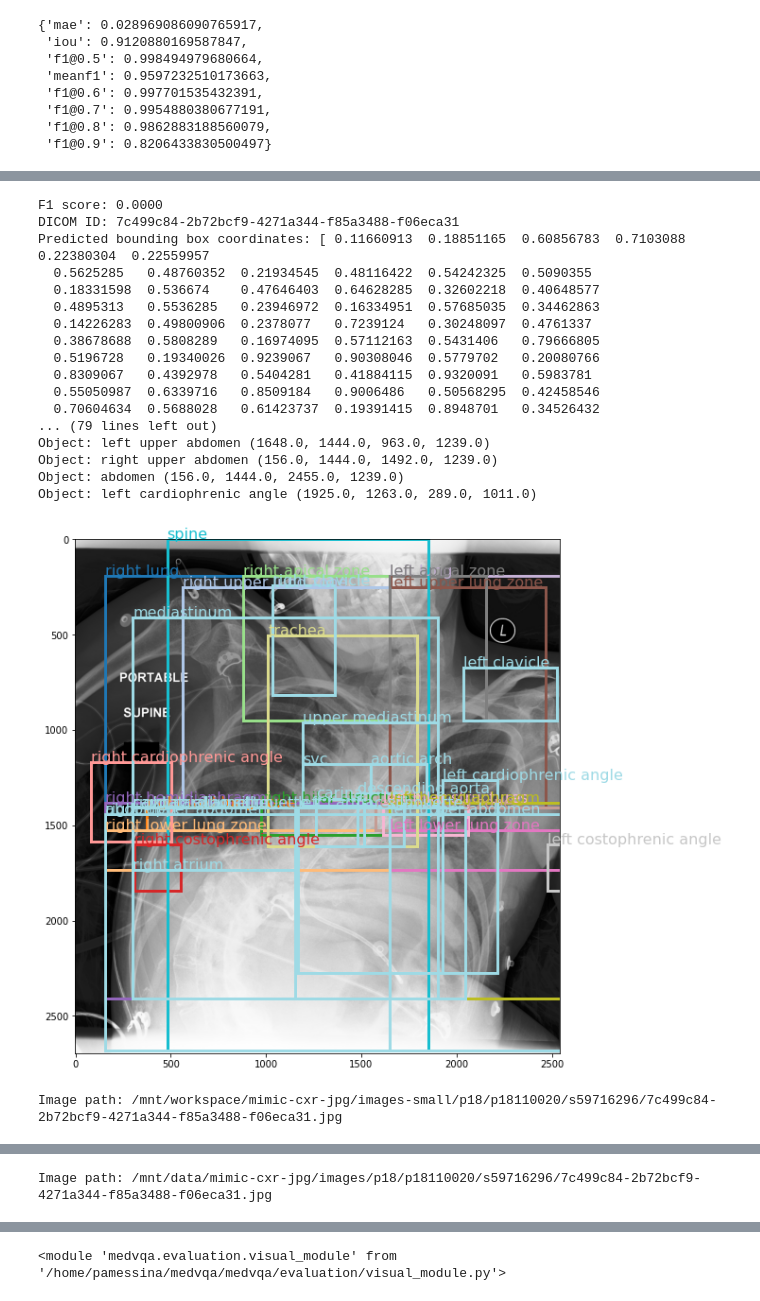
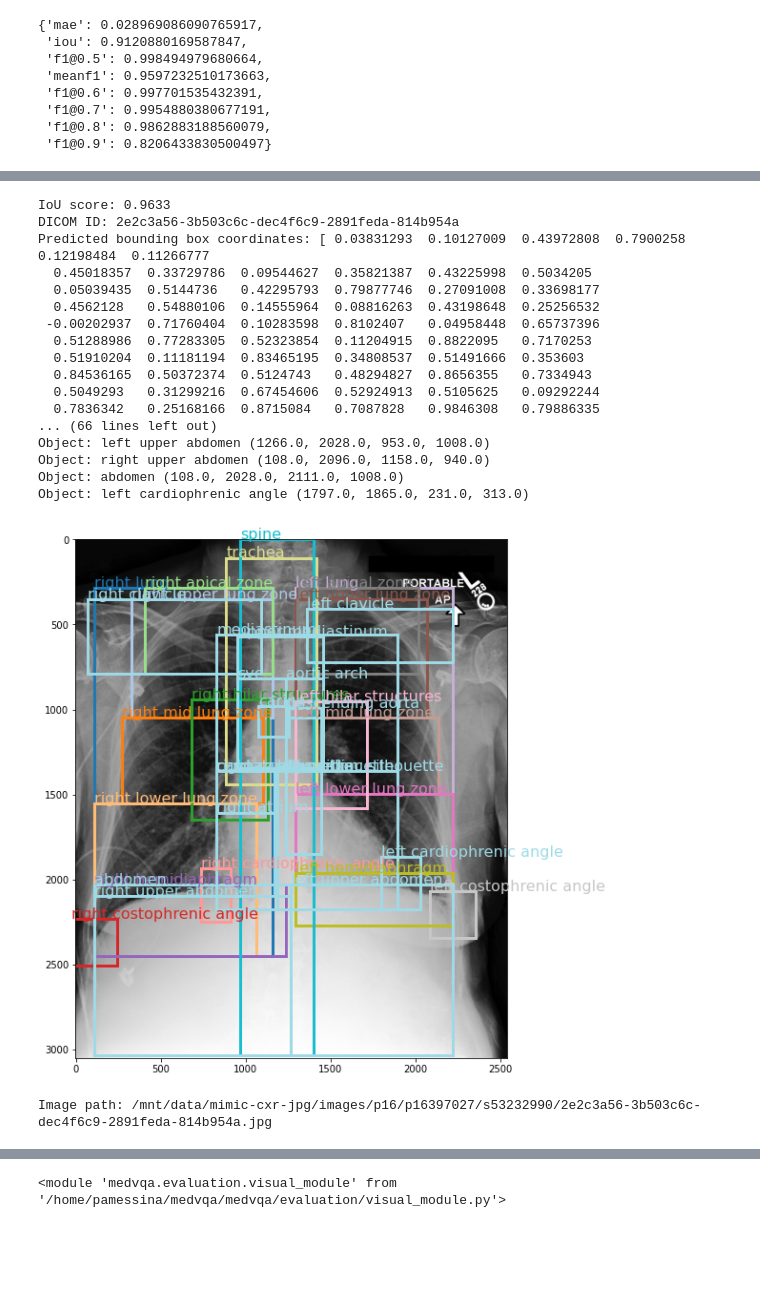
Before and after one commit to PabloMessina/MedVQA, a Jupyter notebook: medvqa/notebooks/evaluate bounding boxes.ipynb, the cells around one changed output, grey strips where cells are left out. Cells and saved outputs as stored; diff of their text form; code cells hidden in the pictures; blank space fills up the shorter version.

```diff
--- a/medvqa/notebooks/evaluate bounding boxes.ipynb
+++ b/medvqa/notebooks/evaluate bounding boxes.ipynb
@@ -326,4 +590,4 @@ load_pickle('/mnt/data/pamessina/workspaces/medvqa-workspace/results/vqa/2023020
 # %%
 from medvqa.evaluation.visual_module import ChestImagenomeBboxPredictionsVisualizer
 # %%
-visualizer = ChestImagenomeBboxPredictionsVisualizer('/mnt/data/pamessina/workspaces/medvqa-workspace/results/vqa/20230208_231030_mim+mim(chex)_oevqa(dense121+onehot+transf)_visenc-pretr=0_dws=1.0,1.0_medtok_chx_amp/mimiccxr_test_set__bbox_predictions(eval_mode=chest_imagenome_trained_model,clamped).pkl')
+visualizer = ChestImagenomeBboxPredictionsVisualizer('/mnt/data/pamessina/workspaces/medvqa-workspace/results/visual_module/20230216_131111_mim_dn121/chest_imagenome_gold__bbox_predictions(eval_mode=chest_imagenome_trained_model).pkl')
@@ -359,22 +624,22 @@ Image path: /mnt/data/mimic-cxr-jpg/images/p13/p13135946/s51924292/849c8a62-044a
 # %%
-visualizer.visualize_bbox_predictions_example(7)
+visualizer.visualize_bbox_predictions_example(-100)
 # %% [output]
-F1 score: 0.0000
-DICOM ID: 7c499c84-2b72bcf9-4271a344-f85a3488-f06eca31
-Predicted bounding box coordinates: [ 0.11660913  0.18851165  0.60856783  0.7103088   0.22380304  0.22559957
-  0.5625285   0.48760352  0.21934545  0.48116422  0.54242325  0.5090355
-  0.18331598  0.536674    0.47646403  0.64628285  0.32602218  0.40648577
-  0.4895313   0.5536285   0.23946972  0.16334951  0.57685035  0.34462863
-  0.14226283  0.49800906  0.2378077   0.7239124   0.30248097  0.4761337
-  0.38678688  0.5808289   0.16974095  0.57112163  0.5431406   0.79666805
-  0.5196728   0.19340026  0.9239067   0.90308046  0.5779702   0.20080766
-  0.8309067   0.4392978   0.5404281   0.41884115  0.9320091   0.5983781
-  0.55050987  0.6339716   0.8509184   0.9006486   0.50568295  0.42458546
-  0.70604634  0.5688028   0.61423737  0.19391415  0.8948701   0.34526432
-... (79 lines left out)
-Object: left upper abdomen (1648.0, 1444.0, 963.0, 1239.0)
-Object: right upper abdomen (156.0, 1444.0, 1492.0, 1239.0)
-Object: abdomen (156.0, 1444.0, 2455.0, 1239.0)
-Object: left cardiophrenic angle (1925.0, 1263.0, 289.0, 1011.0)
+IoU score: 0.9633
+DICOM ID: 2e2c3a56-3b503c6c-dec4f6c9-2891feda-814b954a
+Predicted bounding box coordinates: [ 0.03831293  0.10127009  0.43972808  0.7900258   0.12198484  0.11266777
+  0.45018357  0.33729786  0.09544627  0.35821387  0.43225998  0.5034205
+  0.05039435  0.5144736   0.42295793  0.79877746  0.27091008  0.33698177
+  0.4562128   0.54880106  0.14555964  0.08816263  0.43198648  0.25256532
+ -0.00202937  0.71760404  0.10283598  0.8102407   0.04958448  0.65737396
+  0.51288986  0.77283305  0.52323854  0.11204915  0.8822095   0.7170253
+  0.51910204  0.11181194  0.83465195  0.34808537  0.51491666  0.353603
+  0.84536165  0.50372374  0.5124743   0.48294827  0.8656355   0.7334943
+  0.5049293   0.31299216  0.67454606  0.52924913  0.5105625   0.09292244
+  0.7836342   0.25168166  0.8715084   0.7087828   0.9846308   0.79886335
+... (66 lines left out)
+Object: left upper abdomen (1266.0, 2028.0, 953.0, 1008.0)
+Object: right upper abdomen (108.0, 2096.0, 1158.0, 940.0)
+Object: abdomen (108.0, 2028.0, 2111.0, 1008.0)
+Object: left cardiophrenic angle (1797.0, 1865.0, 231.0, 313.0)
-[figure, old version]
+[figure, new version]
-Image path: /mnt/workspace/mimic-cxr-jpg/images-small/p18/p18110020/s59716296/7c499c84-2b72bcf9-4271a344-f85a3488-f06eca31.jpg
+Image path: /mnt/data/mimic-cxr-jpg/images/p16/p16397027/s53232990/2e2c3a56-3b503c6c-dec4f6c9-2891feda-814b954a.jpg
@@ -382 +646,0 @@ Image path: /mnt/workspace/mimic-cxr-jpg/images-small/p18/p18110020/s59716296/7c
-Image path: /mnt/data/mimic-cxr-jpg/images/p18/p18110020/s59716296/7c499c84-2b72bcf9-4271a344-f85a3488-f06eca31.jpg
```
Also changed, not shown: parts of 19 cells of this notebook, 24 other files.
